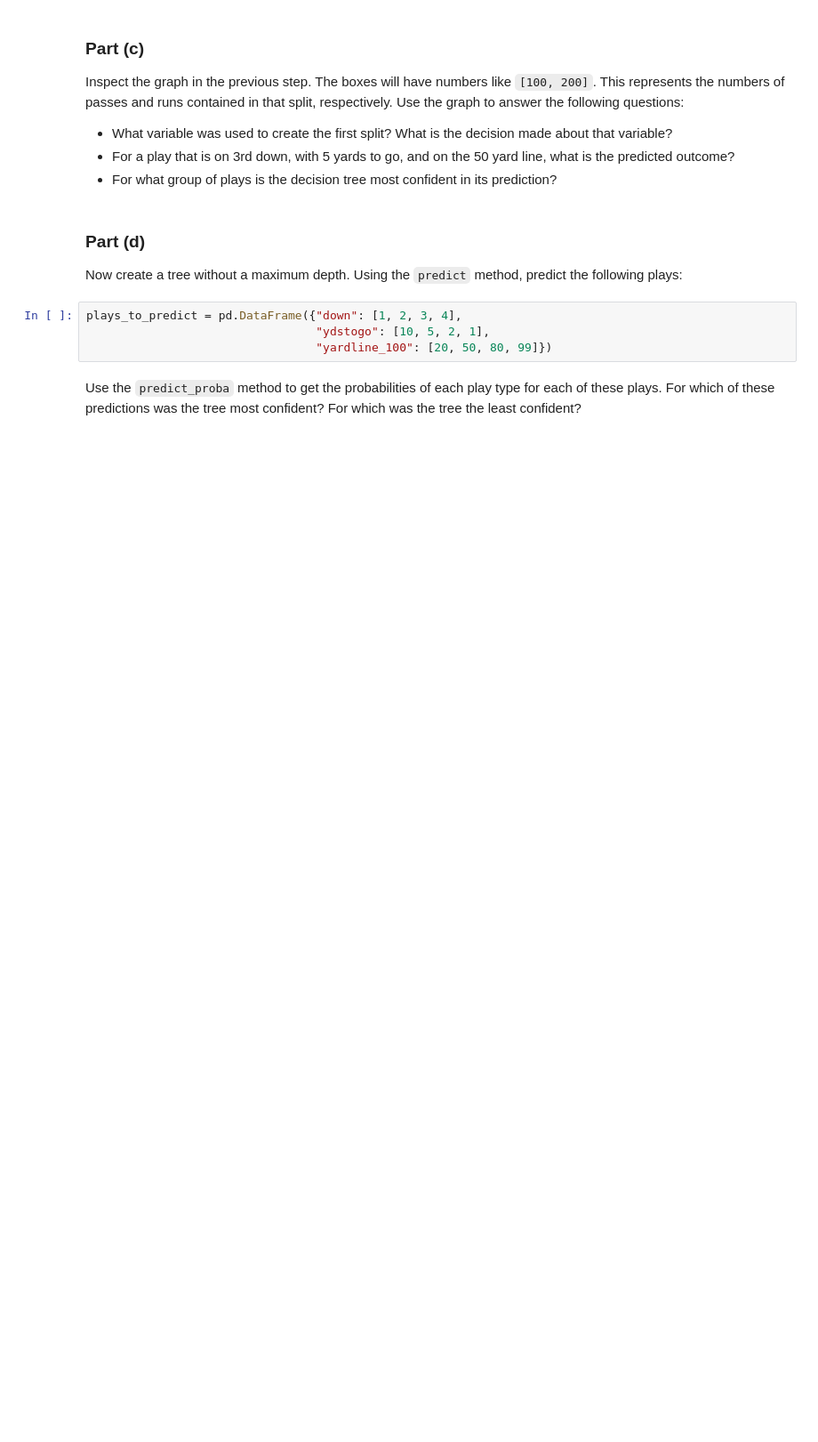
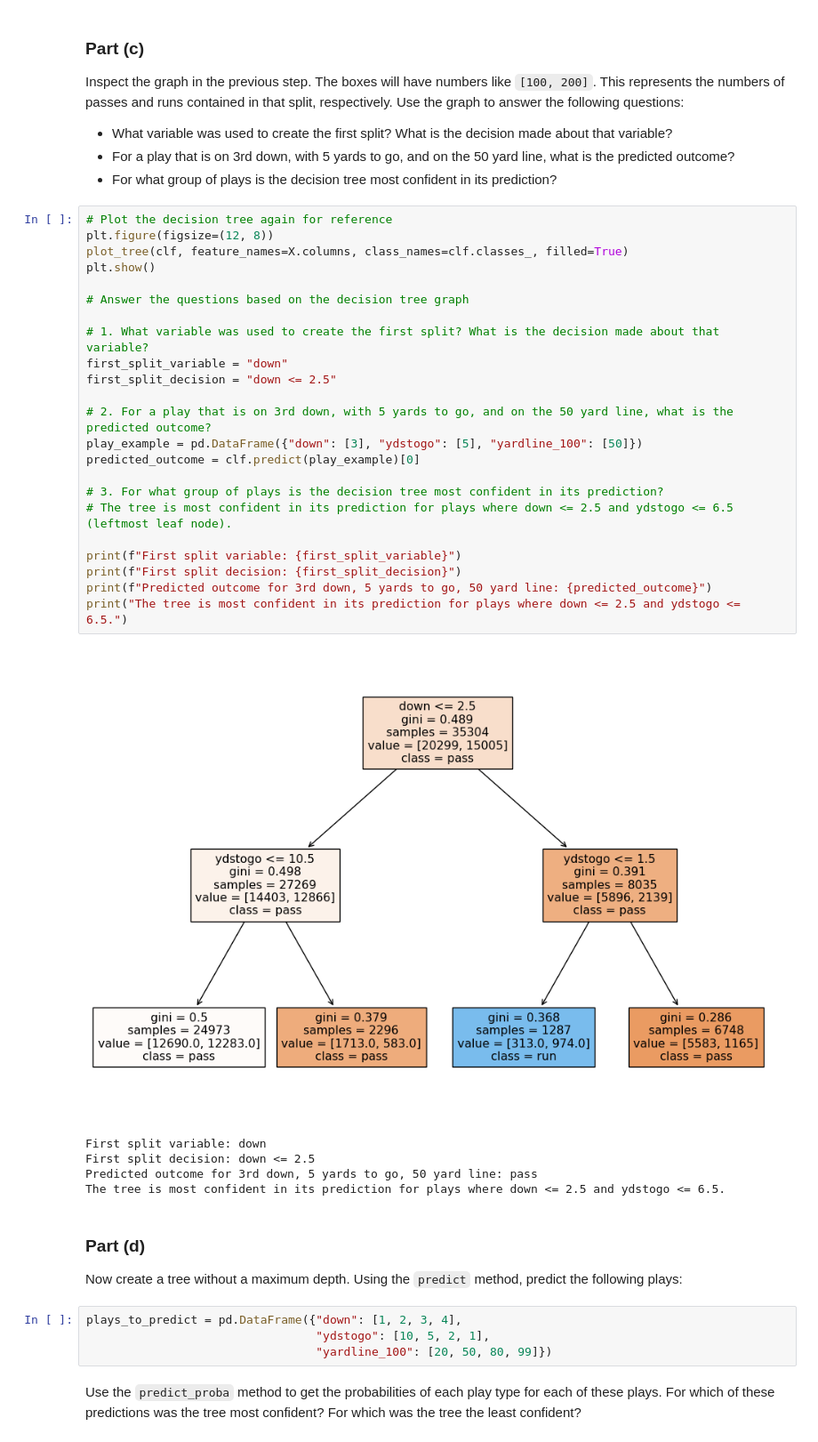
Before and after one commit to zhuol0129/homework-10-ZL, a Jupyter notebook: hw10.ipynb, the cells around one changed output. Shown: that part at 89% size. Drawn from its saved outputs; the diff is of its cells as text; blank space fills up the shorter version.

```diff
--- a/hw10.ipynb
+++ b/hw10.ipynb
@@ -189,6 +575,35 @@ Inspect the graph in the previous step. The boxes will have numbers like `[100,
 - What variable was used to create the first split? What is the decision made about that variable?
 - For a play that is on 3rd down, with 5 yards to go, and on the 50 yard line, what is the predicted outcome?
 - For what group of plays is the decision tree most confident in its prediction?
+# %%
+# Plot the decision tree again for reference
+plt.figure(figsize=(12, 8))
+plot_tree(clf, feature_names=X.columns, class_names=clf.classes_, filled=True)
+plt.show()
+
+# Answer the questions based on the decision tree graph
+
+# 1. What variable was used to create the first split? What is the decision made about that variable?
+first_split_variable = "down"
+first_split_decision = "down <= 2.5"
+
+# 2. For a play that is on 3rd down, with 5 yards to go, and on the 50 yard line, what is the predicted outcome?
+play_example = pd.DataFrame({"down": [3], "ydstogo": [5], "yardline_100": [50]})
+predicted_outcome = clf.predict(play_example)[0]
+
+# 3. For what group of plays is the decision tree most confident in its prediction?
+# The tree is most confident in its prediction for plays where down <= 2.5 and ydstogo <= 6.5 (leftmost leaf node).
+
+print(f"First split variable: {first_split_variable}")
+print(f"First split decision: {first_split_decision}")
+print(f"Predicted outcome for 3rd down, 5 yards to go, 50 yard line: {predicted_outcome}")
+print("The tree is most confident in its prediction for plays where down <= 2.5 and ydstogo <= 6.5.")
+# %% [output]
+[figure, added]
+First split variable: down
+First split decision: down <= 2.5
+Predicted outcome for 3rd down, 5 yards to go, 50 yard line: pass
+The tree is most confident in its prediction for plays where down <= 2.5 and ydstogo <= 6.5.
 # %% [markdown]
 
 
```
Also changed, not shown: parts of 23 cells of this notebook.
